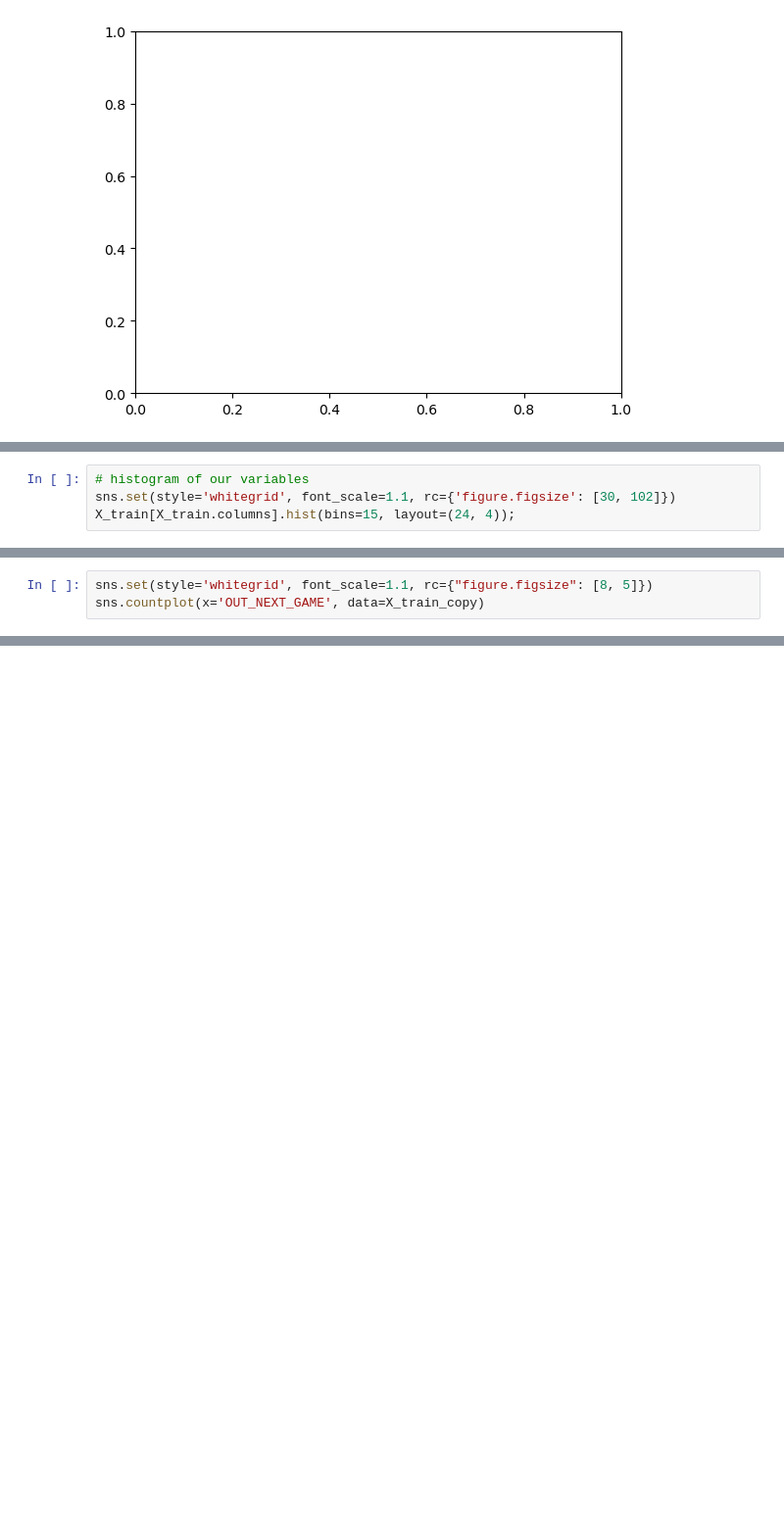
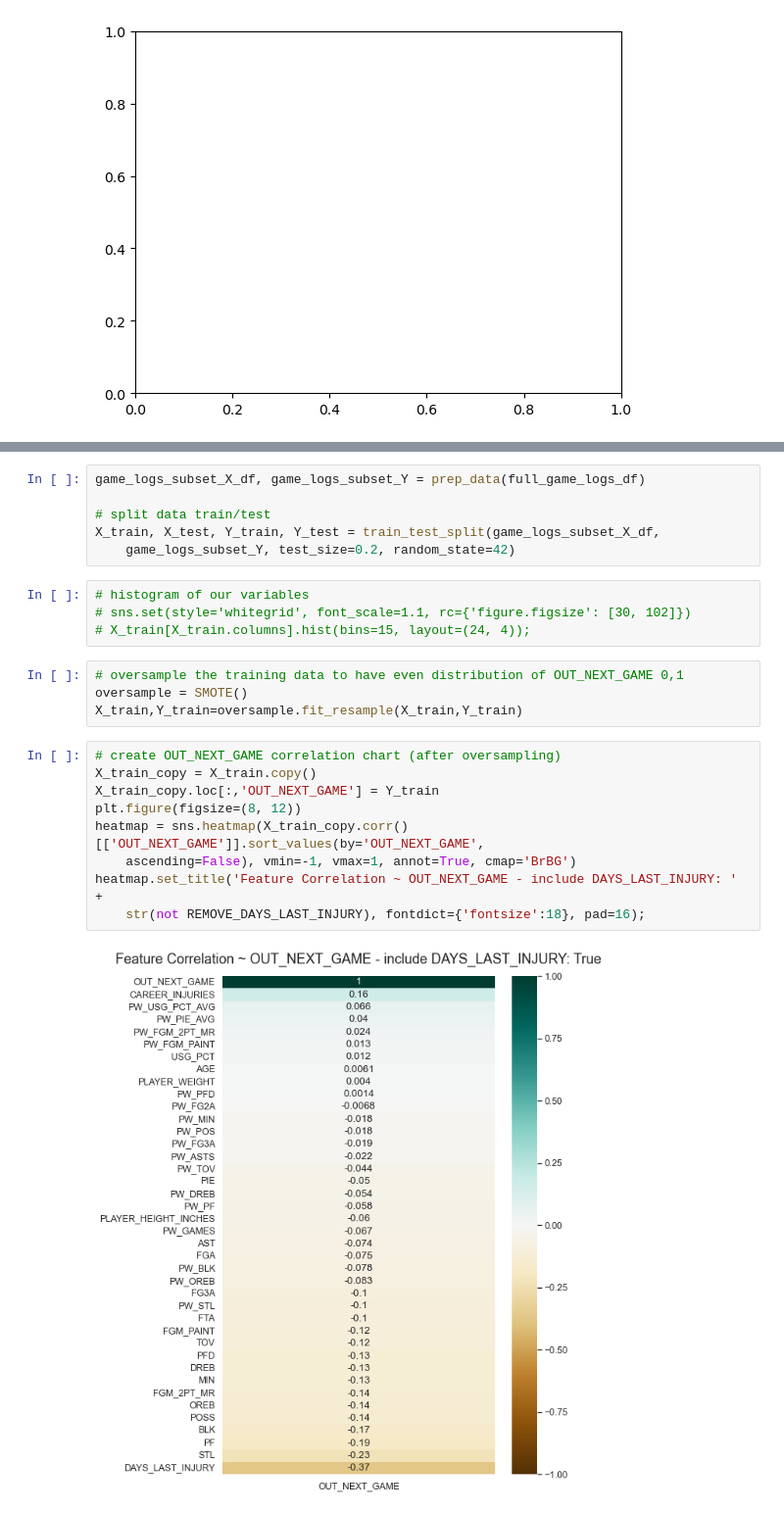
Before and after one commit to NadeemPatel2019/MSDS-456-final-project, a Jupyter notebook: nba_game_logs_eda_2021-22.ipynb, the cells around one changed output, grey strips where cells are left out. Shown at 98% size. Drawn from its saved outputs; the diff is of its cells as text; blank space fills up the shorter version.

```diff
--- a/nba_game_logs_eda_2021-22.ipynb
+++ b/nba_game_logs_eda_2021-22.ipynb
@@ -431,4 +397,0 @@ X_train, X_test, Y_train, Y_test = train_test_split(game_logs_subset_X_df,
-# %%
-# histogram of our variables
-sns.set(style='whitegrid', font_scale=1.1, rc={'figure.figsize': [30, 102]})
-X_train[X_train.columns].hist(bins=15, layout=(24, 4));
@@ -454,3 +397,0 @@ heatmap.set_title('Features Correlating with OUT_NEXT_GAME - OVERSAMPLED ' + str
-# %%
-sns.set(style='whitegrid', font_scale=1.1, rc={"figure.figsize": [8, 5]})
-sns.countplot(x='OUT_NEXT_GAME', data=X_train_copy)
@@ -734,0 +424,25 @@ TIMES SAT NEXT GAME WHILE UNDER RUNNING HOT THRESHOLD (50) (*NOT* RECOMMENDED BY
+# %%
+game_logs_subset_X_df, game_logs_subset_Y = prep_data(full_game_logs_df)
+
+# split data train/test
+X_train, X_test, Y_train, Y_test = train_test_split(game_logs_subset_X_df,
+    game_logs_subset_Y, test_size=0.2, random_state=42)
+# %%
+# histogram of our variables
+# sns.set(style='whitegrid', font_scale=1.1, rc={'figure.figsize': [30, 102]})
+# X_train[X_train.columns].hist(bins=15, layout=(24, 4));
+# %%
+# oversample the training data to have even distribution of OUT_NEXT_GAME 0,1
+oversample = SMOTE()
+X_train,Y_train=oversample.fit_resample(X_train,Y_train)
+# %%
+# create OUT_NEXT_GAME correlation chart (after oversampling)
+X_train_copy = X_train.copy()
+X_train_copy.loc[:,'OUT_NEXT_GAME'] = Y_train
+plt.figure(figsize=(8, 12))
+heatmap = sns.heatmap(X_train_copy.corr()[['OUT_NEXT_GAME']].sort_values(by='OUT_NEXT_GAME',
+    ascending=False), vmin=-1, vmax=1, annot=True, cmap='BrBG')
+heatmap.set_title('Feature Correlation ~ OUT_NEXT_GAME - include DAYS_LAST_INJURY: ' +
+    str(not REMOVE_DAYS_LAST_INJURY), fontdict={'fontsize':18}, pad=16);
+# %% [output]
+[figure, added]
```
Also changed, not shown: parts of 33 cells of this notebook.
